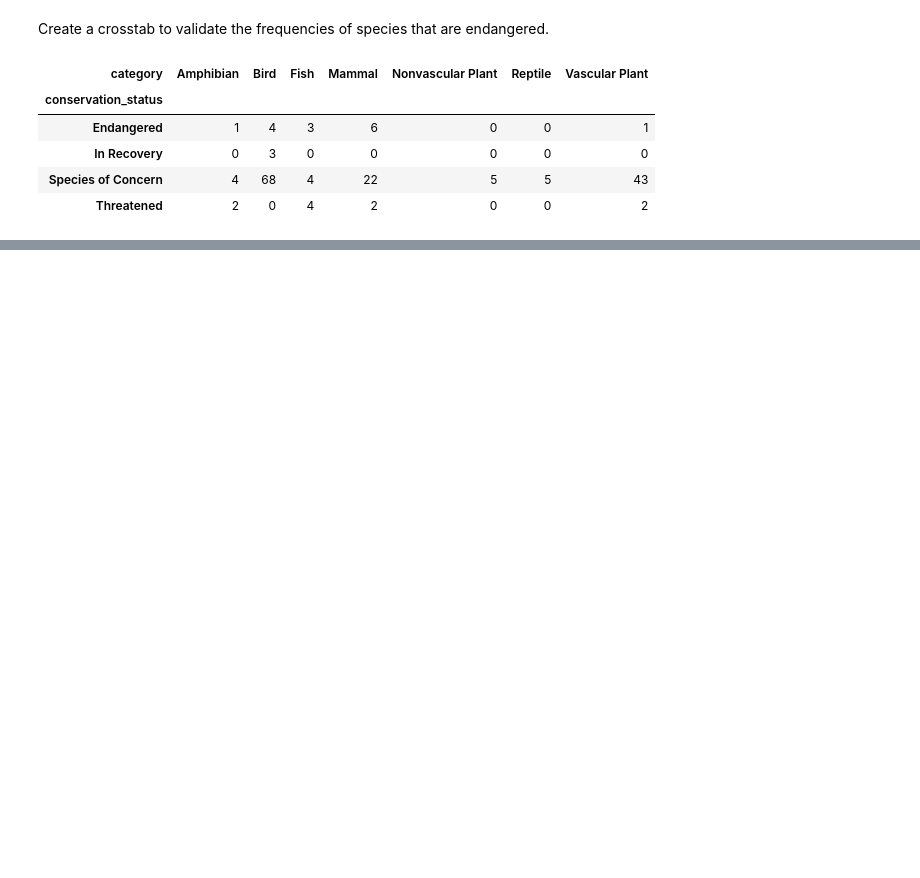
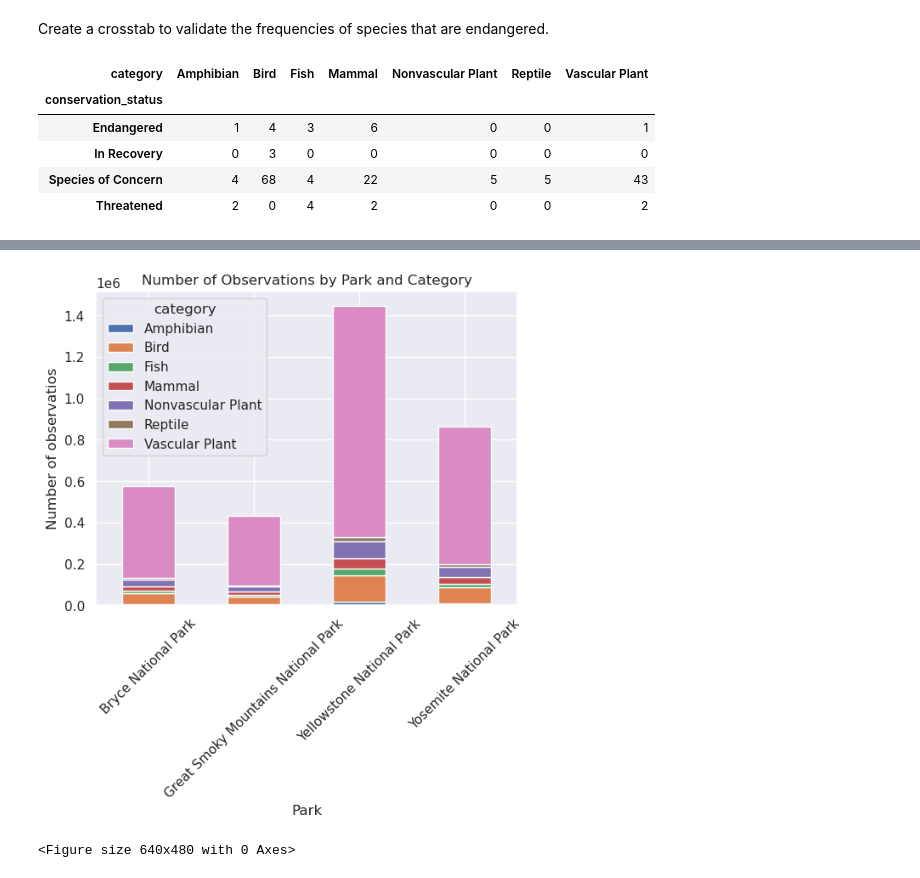
Before and after one commit to mandresst/Biodiversity-in-National-Parks-Project, a Jupyter notebook: biodiversity.ipynb, the cells around one changed output, grey strips where cells are left out. Drawn from its saved outputs; the diff is of its cells as text; code cells hidden in the pictures; blank space fills up the shorter version.

```diff
--- a/biodiversity.ipynb
+++ b/biodiversity.ipynb
@@ -329,0 +361,4 @@ plt.show()
+# %%
+# Merge datasets
+full_data = observations.merge(species, on = 'scientific_name', how = 'left')
+full_data.head()
@@ -329,0 +372,4 @@ plt.show()
+# %%
+# Create a contingency table
+park_cat =  full_data.groupby(['park_name', 'category'])['observations'].sum().unstack()
+park_cat
@@ -329,0 +383,11 @@ plt.show()
+# %%
+park_cat.plot(kind = 'bar', stacked = True)
+plt.title('Number of Observations by Park and Category')
+plt.ylabel('Number of observatios')
+plt.xlabel('Park')
+plt.xticks(rotation=45)
+plt.show()
+plt.clf()
+# %% [output]
+[figure, added]
+<Figure size 640x480 with 0 Axes>
```
Also changed, not shown: parts of 9 cells of this notebook.
